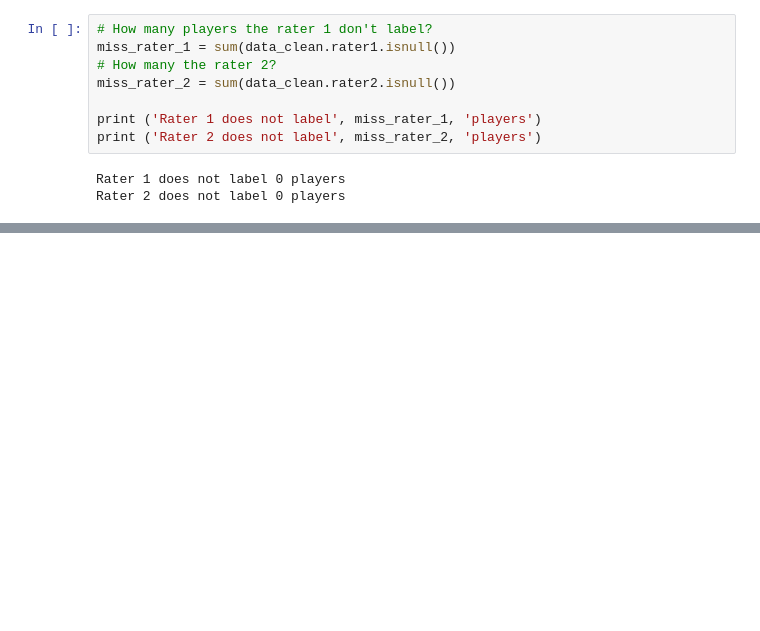
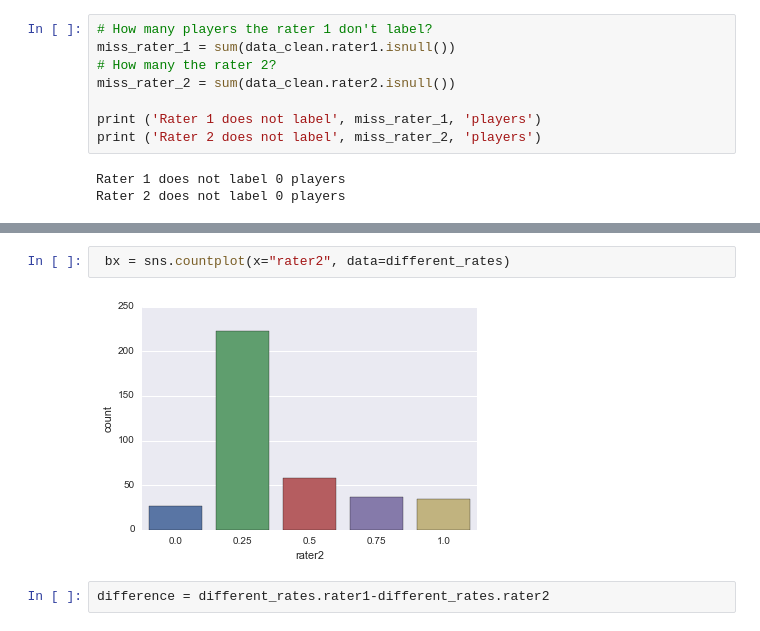
Before and after one commit to CriMenghini/ADA_Homeworks, a Jupyter notebook: Homework_4/Hw_4.ipynb, the cells around one changed output, grey strips where cells are left out. Drawn from its saved outputs; the diff is of its cells as text; blank space fills up the shorter version.

```diff
--- a/Homework_4/Hw_4.ipynb
+++ b/Homework_4/Hw_4.ipynb
@@ -95,0 +99,6 @@ data_clean[data_clean['rater1'] != data_clean['rater2']][['rater1', 'rater2']]
+# %%
+ bx = sns.countplot(x="rater2", data=different_rates)
+# %% [output]
+[figure, added]
+# %%
+difference = different_rates.rater1-different_rates.rater2
```
Also changed, not shown: parts of 17 cells of this notebook.
